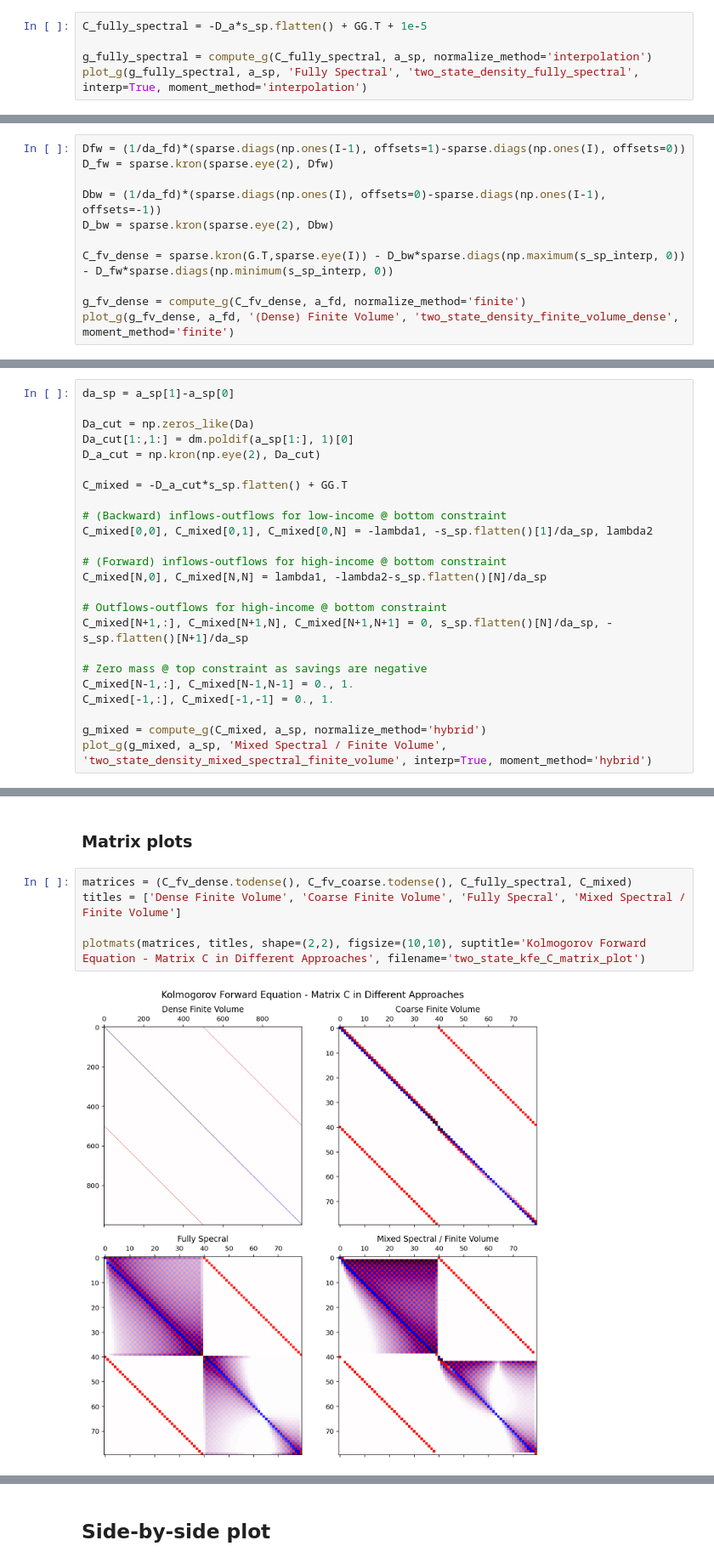
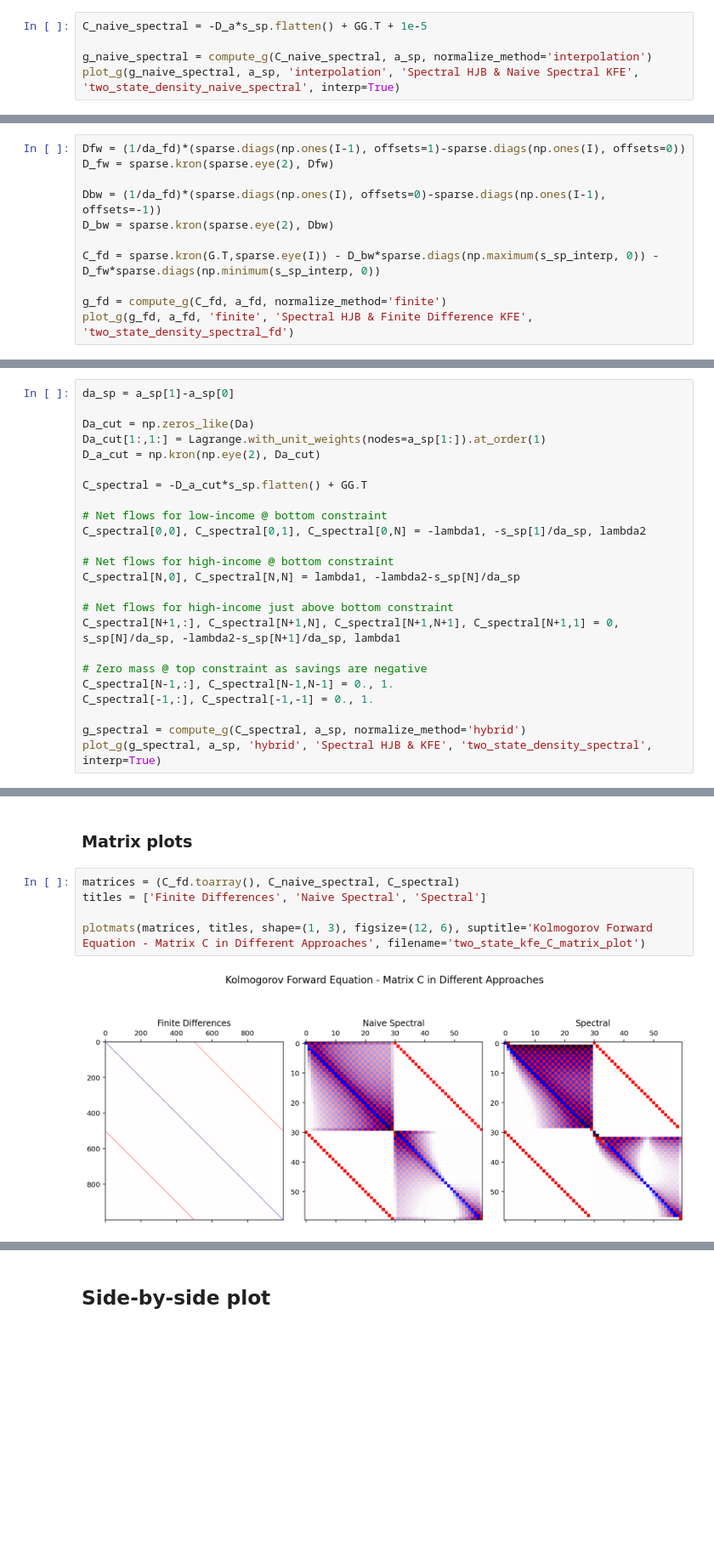
Before and after one commit to cschesch/spectral-heterogeneous-agents, a Jupyter notebook: two_income.ipynb, the cells around one changed output, grey strips where cells are left out. Shown at 85% size. Saved outputs shown, nothing was run; the diff lists cells and outputs as text; blank space fills up the shorter version.

```diff
--- a/two_income.ipynb
+++ b/two_income.ipynb
@@ -611,6 +435,6 @@ Gini: 0.4306858815628543
 # %%
-C_fully_spectral = -D_a*s_sp.flatten() + GG.T + 1e-5
+C_naive_spectral = -D_a*s_sp.flatten() + GG.T + 1e-5
 
-g_fully_spectral = compute_g(C_fully_spectral, a_sp, normalize_method='interpolation')
-plot_g(g_fully_spectral, a_sp, 'Fully Spectral', 'two_state_density_fully_spectral', interp=True, moment_method='interpolation')
+g_naive_spectral = compute_g(C_naive_spectral, a_sp, normalize_method='interpolation')
+plot_g(g_naive_spectral, a_sp, 'interpolation', 'Spectral HJB & Naive Spectral KFE', 'two_state_density_naive_spectral', interp=True)
 # %% [output]
@@ -630,8 +454,8 @@ D_fw = sparse.kron(sparse.eye(2), Dfw)
 Dbw = (1/da_fd)*(sparse.diags(np.ones(I), offsets=0)-sparse.diags(np.ones(I-1), offsets=-1))
 D_bw = sparse.kron(sparse.eye(2), Dbw)
 
-C_fv_dense = sparse.kron(G.T,sparse.eye(I)) - D_bw*sparse.diags(np.maximum(s_sp_interp, 0)) - D_fw*sparse.diags(np.minimum(s_sp_interp, 0))
+C_fd = sparse.kron(G.T,sparse.eye(I)) - D_bw*sparse.diags(np.maximum(s_sp_interp, 0)) - D_fw*sparse.diags(np.minimum(s_sp_interp, 0))
 
-g_fv_dense = compute_g(C_fv_dense, a_fd, normalize_method='finite')
-plot_g(g_fv_dense, a_fd, '(Dense) Finite Volume', 'two_state_density_finite_volume_dense', moment_method='finite')
+g_fd = compute_g(C_fd, a_fd, normalize_method='finite')
+plot_g(g_fd, a_fd, 'finite', 'Spectral HJB & Finite Difference KFE', 'two_state_density_spectral_fd')
 # %% [output]
@@ -665,24 +470,24 @@ Gini: 0.3979796208102703
 da_sp = a_sp[1]-a_sp[0]
 
 Da_cut = np.zeros_like(Da)
-Da_cut[1:,1:] = dm.poldif(a_sp[1:], 1)[0]
+Da_cut[1:,1:] = Lagrange.with_unit_weights(nodes=a_sp[1:]).at_order(1)
 D_a_cut = np.kron(np.eye(2), Da_cut)
 
-C_mixed = -D_a_cut*s_sp.flatten() + GG.T
+C_spectral = -D_a_cut*s_sp.flatten() + GG.T
 
-# (Backward) inflows-outflows for low-income @ bottom constraint
-C_mixed[0,0], C_mixed[0,1], C_mixed[0,N] = -lambda1, -s_sp.flatten()[1]/da_sp, lambda2
+# Net flows for low-income @ bottom constraint
+C_spectral[0,0], C_spectral[0,1], C_spectral[0,N] = -lambda1, -s_sp[1]/da_sp, lambda2
 
-# (Forward) inflows-outflows for high-income @ bottom constraint
-C_mixed[N,0], C_mixed[N,N] = lambda1, -lambda2-s_sp.flatten()[N]/da_sp
+# Net flows for high-income @ bottom constraint
+C_spectral[N,0], C_spectral[N,N] = lambda1, -lambda2-s_sp[N]/da_sp
 
-# Outflows-outflows for high-income @ bottom constraint
-C_mixed[N+1,:], C_mixed[N+1,N], C_mixed[N+1,N+1] = 0, s_sp.flatten()[N]/da_sp, -s_sp.flatten()[N+1]/da_sp
+# Net flows for high-income just above bottom constraint
+C_spectral[N+1,:], C_spectral[N+1,N], C_spectral[N+1,N+1], C_spectral[N+1,1] = 0, s_sp[N]/da_sp, -lambda2-s_sp[N+1]/da_sp, lambda1
 
 # Zero mass @ top constraint as savings are negative
-C_mixed[N-1,:], C_mixed[N-1,N-1] = 0., 1.
-C_mixed[-1,:], C_mixed[-1,-1] = 0., 1.
+C_spectral[N-1,:], C_spectral[N-1,N-1] = 0., 1.
+C_spectral[-1,:], C_spectral[-1,-1] = 0., 1.
 
-g_mixed = compute_g(C_mixed, a_sp, normalize_method='hybrid')
-plot_g(g_mixed, a_sp, 'Mixed Spectral / Finite Volume', 'two_state_density_mixed_spectral_finite_volume', interp=True, moment_method='hybrid')
+g_spectral = compute_g(C_spectral, a_sp, normalize_method='hybrid')
+plot_g(g_spectral, a_sp, 'hybrid', 'Spectral HJB & KFE', 'two_state_density_spectral', interp=True)
 # %% [output]
@@ -696,12 +543,12 @@ Gini: 0.4249865659743657
 # %% [markdown]
 ### Matrix plots
 # %%
-matrices = (C_fv_dense.todense(), C_fv_coarse.todense(), C_fully_spectral, C_mixed)
-titles = ['Dense Finite Volume', 'Coarse Finite Volume', 'Fully Specral', 'Mixed Spectral / Finite Volume']
+matrices = (C_fd.toarray(), C_naive_spectral, C_spectral)
+titles = ['Finite Differences', 'Naive Spectral', 'Spectral']
 
-plotmats(matrices, titles, shape=(2,2), figsize=(10,10), suptitle='Kolmogorov Forward Equation - Matrix C in Different Approaches', filename='two_state_kfe_C_matrix_plot')
+plotmats(matrices, titles, shape=(1, 3), figsize=(12, 6), suptitle='Kolmogorov Forward Equation - Matrix C in Different Approaches', filename='two_state_kfe_C_matrix_plot')
 # %% [output]
-[figure, old version]
+[figure, new version]
 Saved to: two_state_kfe_C_matrix_plot.pdf
 # %% [markdown]
 ## Side-by-side plot
```
Also changed, not shown: parts of 52 cells of this notebook, 6 other files.
